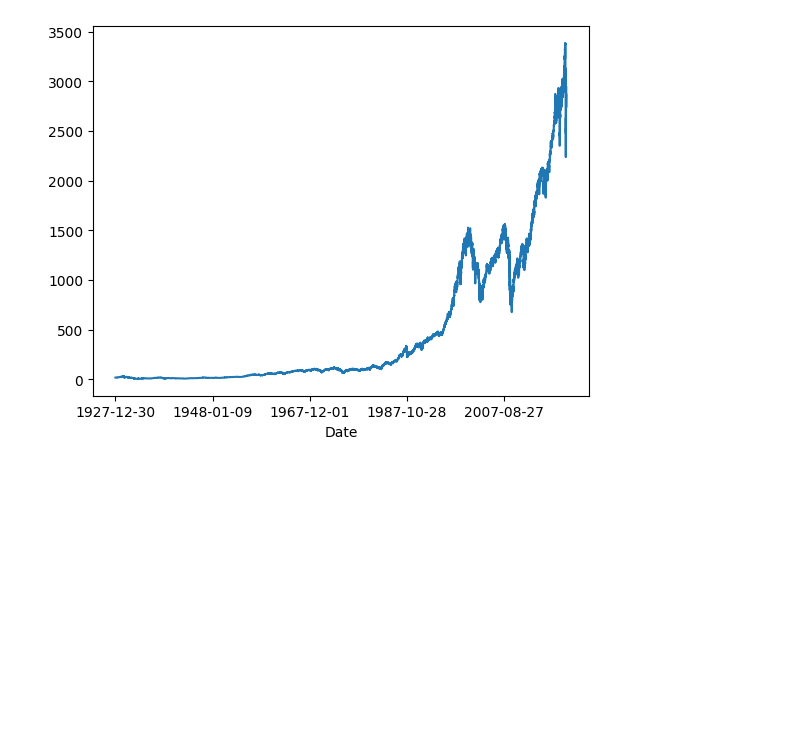
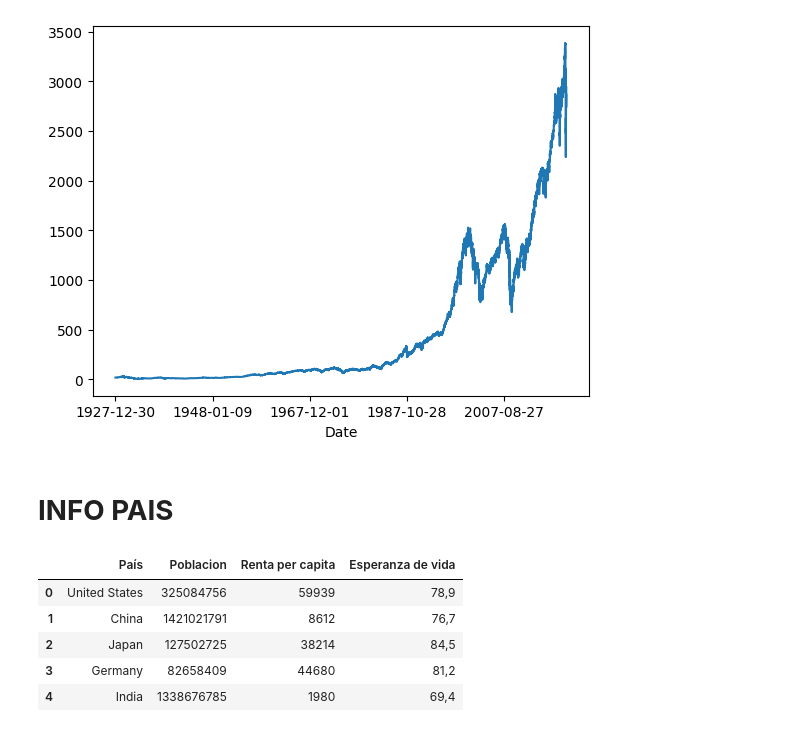
Before and after one commit to falken20/Master-DataScience-MachineLearning, a Jupyter notebook: examples.ipynb, the cells around one changed output. Cells and saved outputs as stored; diff of their text form; code cells hidden in the pictures; blank space fills up the shorter version.

```diff
--- a/examples.ipynb
+++ b/examples.ipynb
@@ -51,3 +51,15 @@ df_sp500["Close"].plot()
 # %% [output]
 <Axes: xlabel='Date'>
 [figure]
+# %% [markdown]
+# **INFO PAIS**
+# %%
+df_pais = pd.read_csv(r'/content/drive/MyDrive/Colab Notebooks/Master Python DS-ML/data/Info_pais.csv', encoding = "ISO-8859-1", delimiter=';')
+df_pais.head()
+# %% [output]
+|  | País | Poblacion | Renta per capita | Esperanza de vida |
+| 0 | United States | 325084756 | 59939 | 78,9 |
+| 1 | China | 1421021791 | 8612 | 76,7 |
+| 2 | Japan | 127502725 | 38214 | 84,5 |
+| 3 | Germany | 82658409 | 44680 | 81,2 |
+| 4 | India | 1338676785 | 1980 | 69,4 |
```
Also changed, not shown: parts of 5 cells of this notebook.
